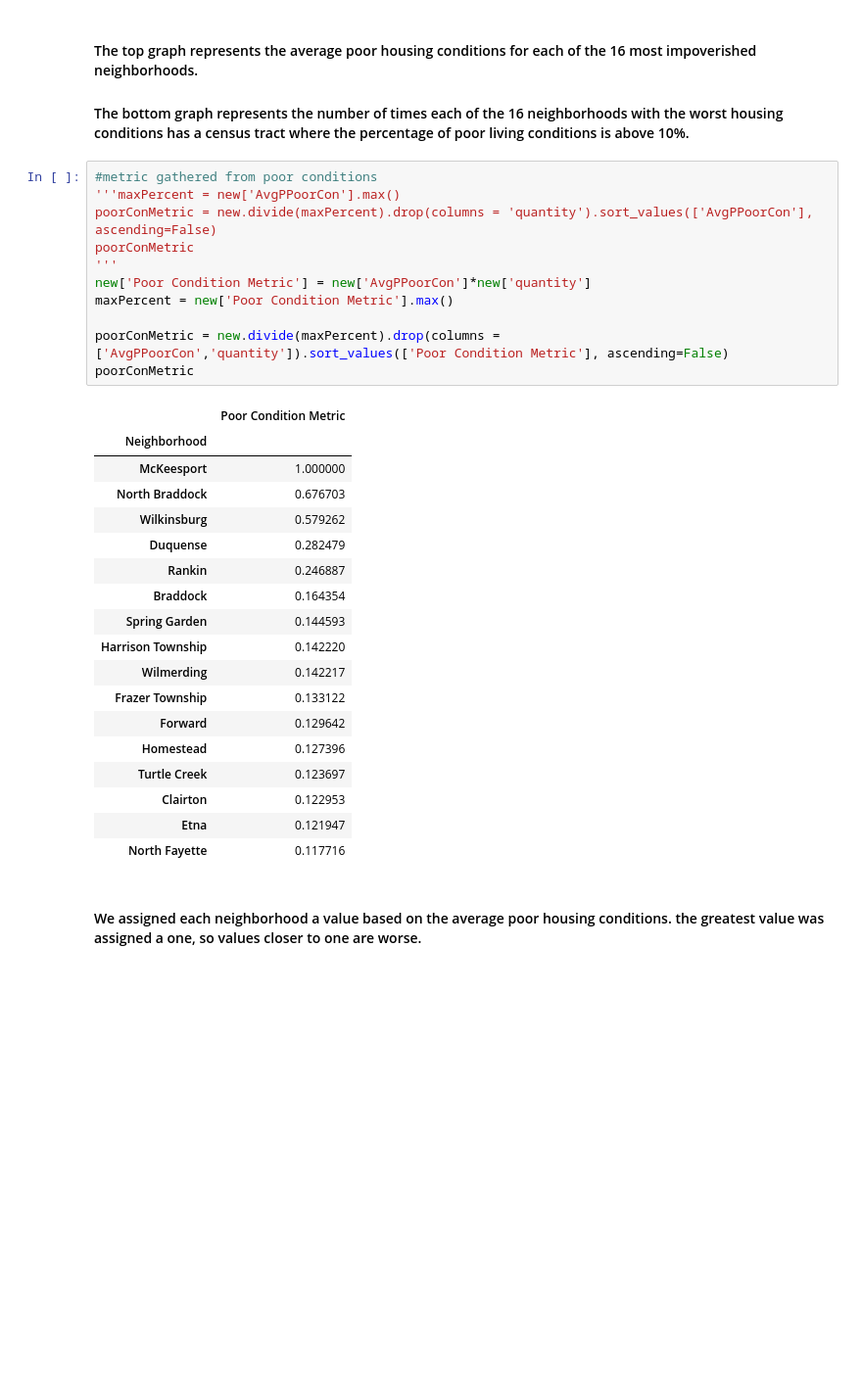
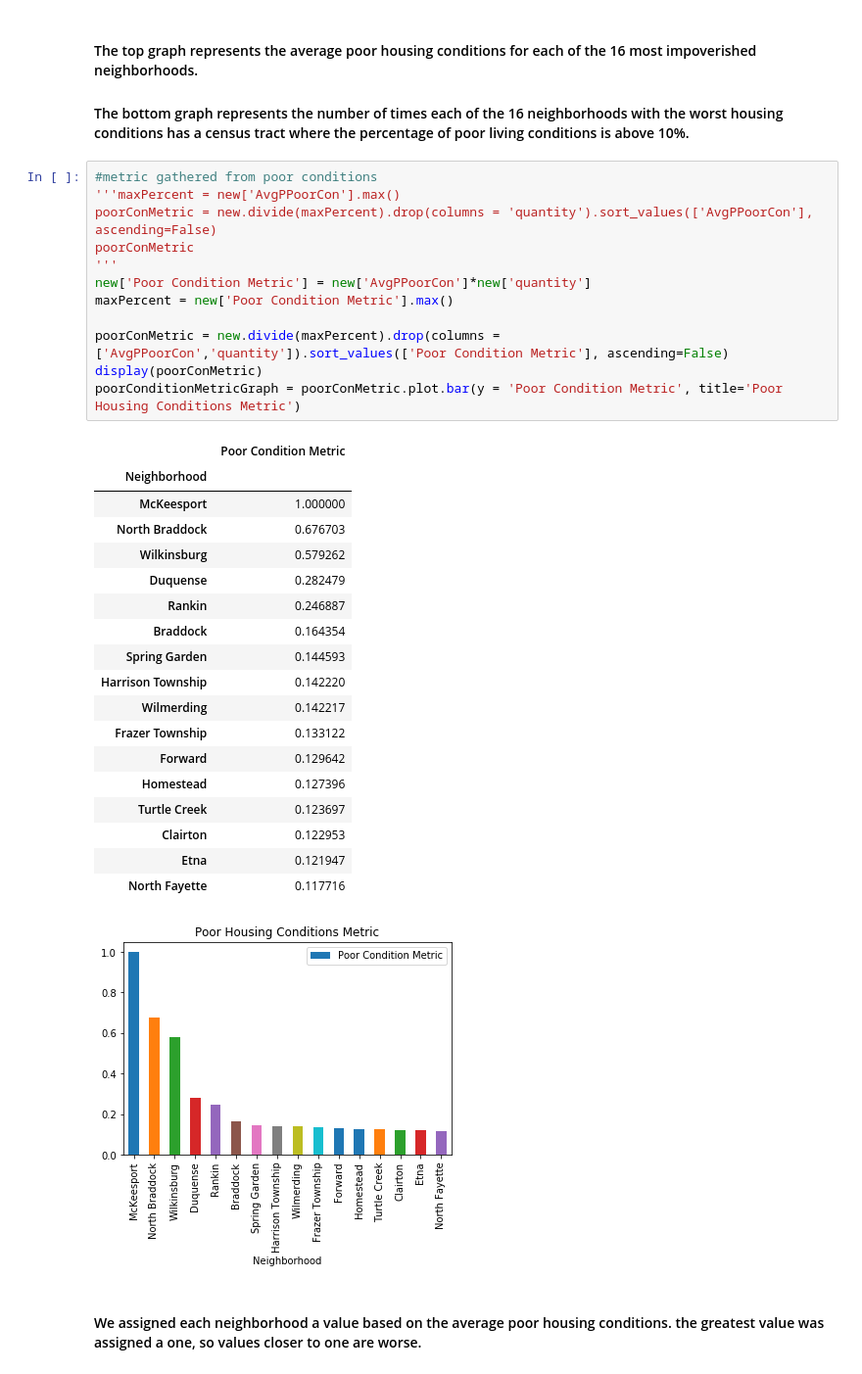
Before and after one commit to chris-hinson/big-ideas-final-project, a Jupyter notebook: finalProjectPresentation.ipynb, the cells around one changed output. Shown at 98% size. Cells and saved outputs as stored; diff of their text form; blank space fills up the shorter version.

Commit message:
added graph for poor housing metric

```diff
--- a/finalProjectPresentation.ipynb
+++ b/finalProjectPresentation.ipynb
@@ -130,32 +130,34 @@ Text(0,0.5,'number of Tracts')
 # %%
 #metric gathered from poor conditions
 '''maxPercent = new['AvgPPoorCon'].max()
 poorConMetric = new.divide(maxPercent).drop(columns = 'quantity').sort_values(['AvgPPoorCon'], ascending=False)
 poorConMetric
 '''
 new['Poor Condition Metric'] = new['AvgPPoorCon']*new['quantity']
 maxPercent = new['Poor Condition Metric'].max()
 
 poorConMetric = new.divide(maxPercent).drop(columns = ['AvgPPoorCon','quantity']).sort_values(['Poor Condition Metric'], ascending=False)
-poorConMetric
+display(poorConMetric)
+poorConditionMetricGraph = poorConMetric.plot.bar(y = 'Poor Condition Metric', title='Poor Housing Conditions Metric')
 # %% [output]
 |  | Poor Condition Metric |
 | Neighborhood |  |
 | McKeesport | 1.000000 |
 | North Braddock | 0.676703 |
 | Wilkinsburg | 0.579262 |
 | Duquense | 0.282479 |
 | Rankin | 0.246887 |
 | Braddock | 0.164354 |
 | Spring Garden | 0.144593 |
 | Harrison Township | 0.142220 |
 | Wilmerding | 0.142217 |
 | Frazer Township | 0.133122 |
 | Forward | 0.129642 |
 | Homestead | 0.127396 |
 | Turtle Creek | 0.123697 |
 | Clairton | 0.122953 |
 | Etna | 0.121947 |
 | North Fayette | 0.117716 |
+[figure, added]
 # %% [markdown]
 #### We assigned each neighborhood a value based on the average poor housing conditions.  the greatest value was assigned a one, so values closer to one are worse.
```
